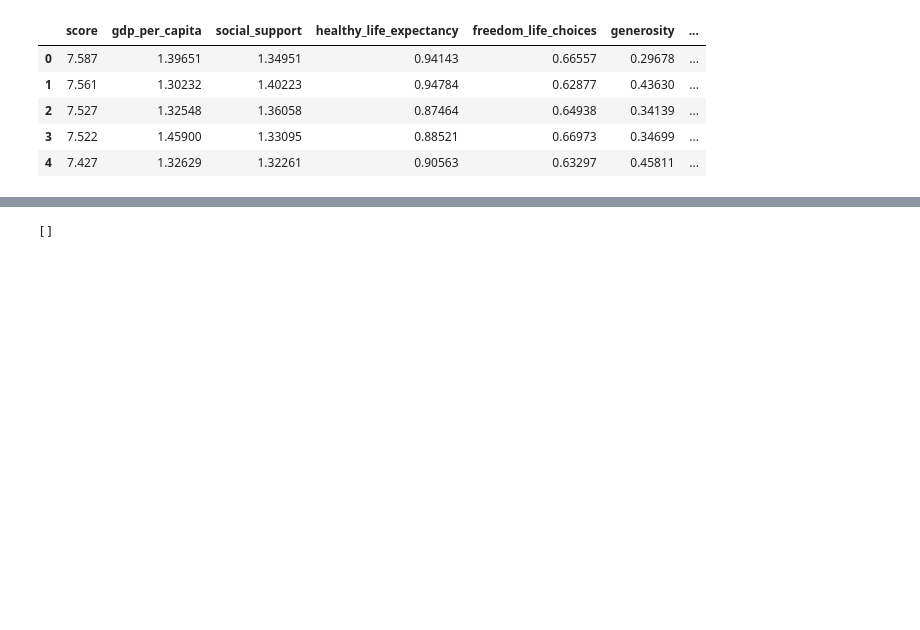
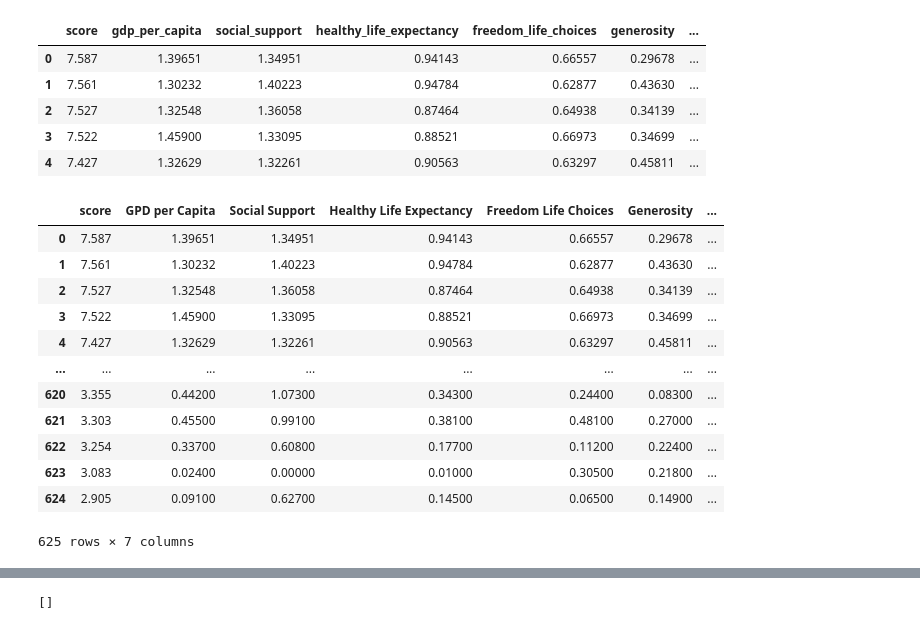
Before and after one commit to jsmith0475/Happiness, a Jupyter notebook: Happiness.ipynb, the cells around one changed output, grey strips where cells are left out. Drawn from its saved outputs; the diff is of its cells as text; code cells hidden in the pictures; blank space fills up the shorter version.

```diff
--- a/Happiness.ipynb
+++ b/Happiness.ipynb
@@ -49,3 +50,25 @@ data.head(5)
 | 2 | 7.527 | 1.32548 | 1.36058 | 0.87464 | 0.64938 | 0.34139 | ... |
 | 3 | 7.522 | 1.45900 | 1.33095 | 0.88521 | 0.66973 | 0.34699 | ... |
 | 4 | 7.427 | 1.32629 | 1.32261 | 0.90563 | 0.63297 | 0.45811 | ... |
+# %%
+data = data.rename(columns = {"gdp_per_capita":"GPD per Capita",
+                              "social_support": "Social Support",
+                              "healthy_life_expectancy":"Healthy Life Expectancy",
+                              "freedom_life_choices":"Freedom Life Choices",
+                              "generosity":"Generosity",
+                              "perceptions_of_corruption":"Perceptions of Corruption"})
+data
+# %% [output]
+|  | score | GPD per Capita | Social Support | Healthy Life Expectancy | Freedom Life Choices | Generosity | ... |
+| 0 | 7.587 | 1.39651 | 1.34951 | 0.94143 | 0.66557 | 0.29678 | ... |
+| 1 | 7.561 | 1.30232 | 1.40223 | 0.94784 | 0.62877 | 0.43630 | ... |
+| 2 | 7.527 | 1.32548 | 1.36058 | 0.87464 | 0.64938 | 0.34139 | ... |
+| 3 | 7.522 | 1.45900 | 1.33095 | 0.88521 | 0.66973 | 0.34699 | ... |
+| 4 | 7.427 | 1.32629 | 1.32261 | 0.90563 | 0.63297 | 0.45811 | ... |
+| ... | ... | ... | ... | ... | ... | ... | ... |
+| 620 | 3.355 | 0.44200 | 1.07300 | 0.34300 | 0.24400 | 0.08300 | ... |
+| 621 | 3.303 | 0.45500 | 0.99100 | 0.38100 | 0.48100 | 0.27000 | ... |
+| 622 | 3.254 | 0.33700 | 0.60800 | 0.17700 | 0.11200 | 0.22400 | ... |
+| 623 | 3.083 | 0.02400 | 0.00000 | 0.01000 | 0.30500 | 0.21800 | ... |
+| 624 | 2.905 | 0.09100 | 0.62700 | 0.14500 | 0.06500 | 0.14900 | ... |
+625 rows × 7 columns
```
Also changed, not shown: parts of 12 cells of this notebook.
